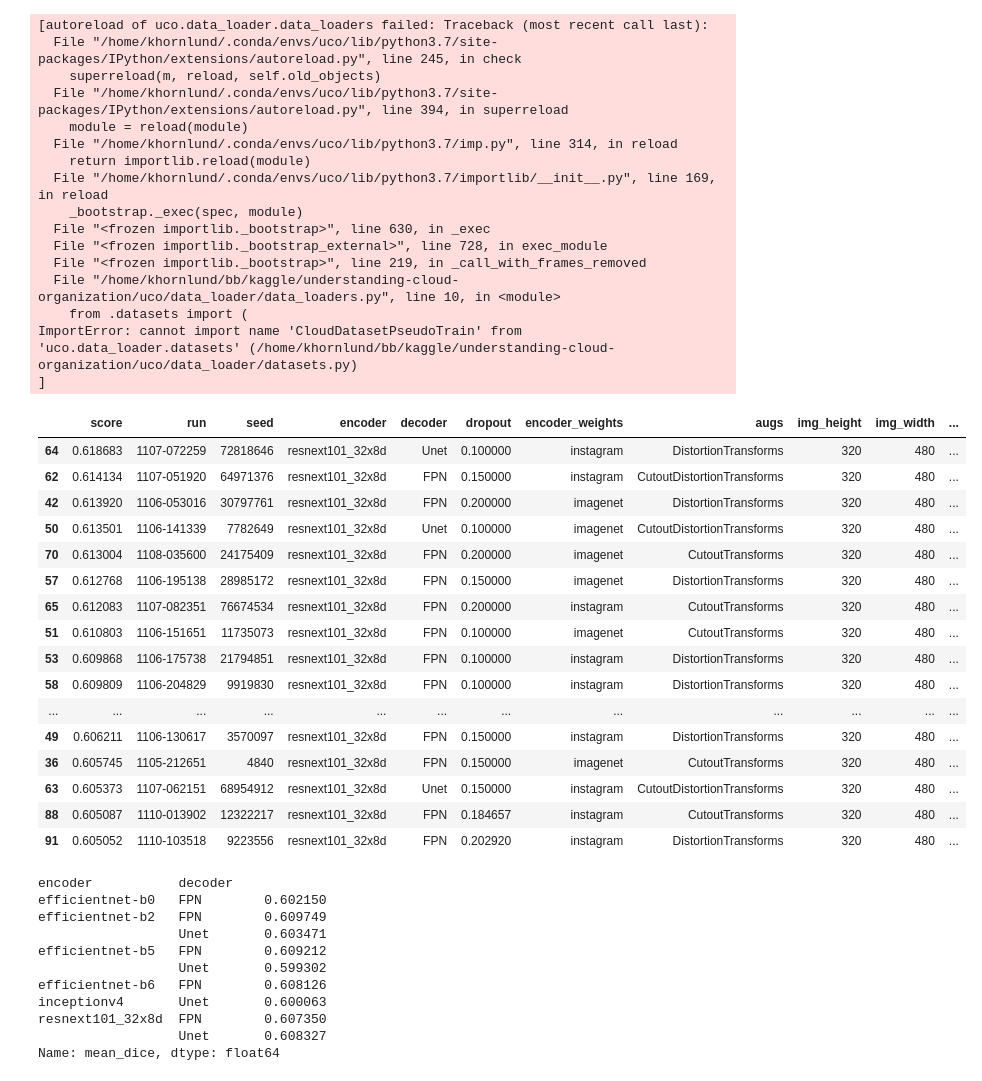
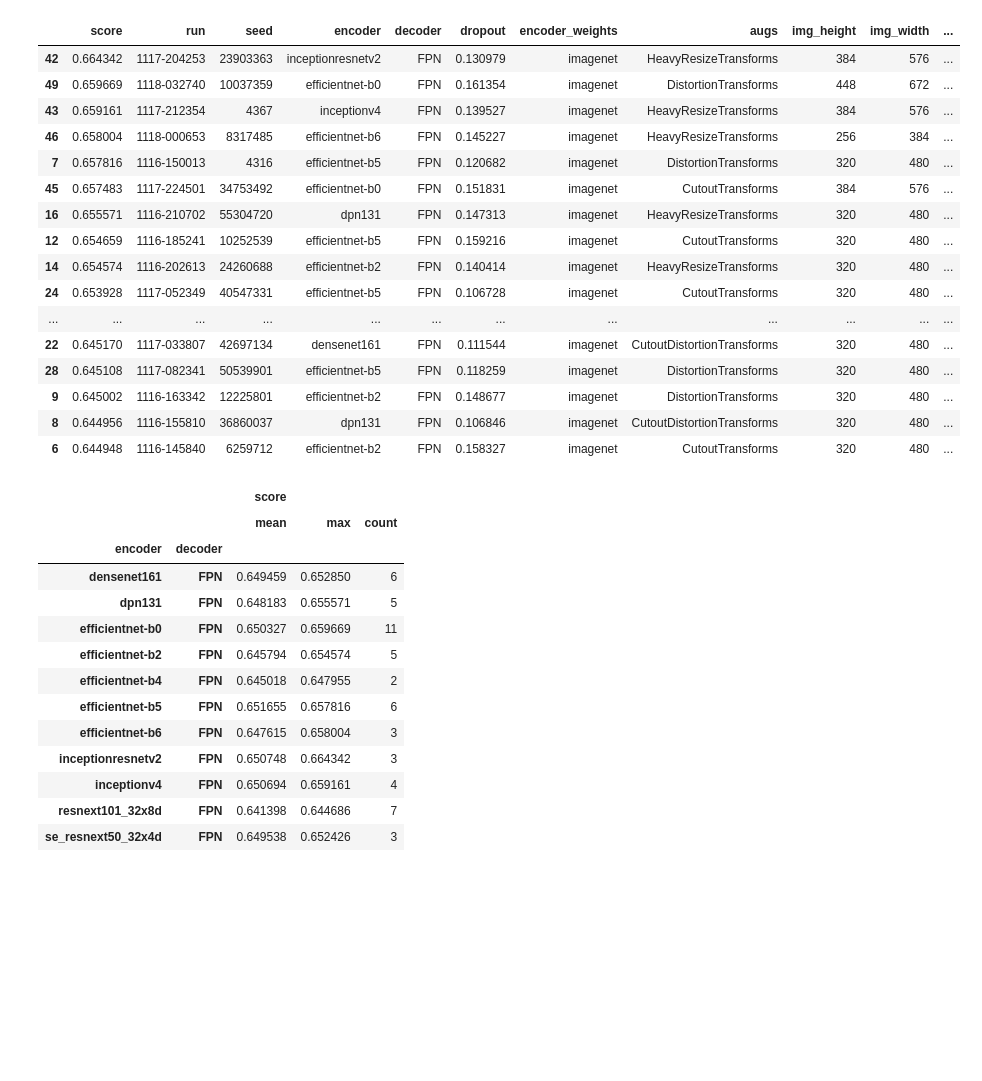
Before and after one commit to khornlund/understanding-cloud-organization, a Jupyter notebook: notebook/hdf5-outputs.ipynb, the cells around one changed output. Saved outputs shown, nothing was run; the diff lists cells and outputs as text; code cells hidden in the pictures; blank space fills up the shorter version.

```diff
--- a/notebook/hdf5-outputs.ipynb
+++ b/notebook/hdf5-outputs.ipynb
@@ -17,54 +17,41 @@ C = 4
 H = 350
 W = 525
 # %%
-df = pd.read_csv('../saved/training/index.csv')
+df = pd.read_csv('../saved/pseudo/seg/training/index.csv')
 df.sort_values('score', ascending=False, inplace=True)
-df.loc[df.encoder == 'resnext101_32x8d', :].head(60)
+df.head(40)
 # %% [output]
-[autoreload of uco.data_loader.data_loaders failed: Traceback (most recent call last):
-  File "/home/khornlund/.conda/envs/uco/lib/python3.7/site-packages/IPython/extensions/autoreload.py", line 245, in check
-    superreload(m, reload, self.old_objects)
-  File "/home/khornlund/.conda/envs/uco/lib/python3.7/site-packages/IPython/extensions/autoreload.py", line 394, in superreload
-    module = reload(module)
-  File "/home/khornlund/.conda/envs/uco/lib/python3.7/imp.py", line 314, in reload
-    return importlib.reload(module)
-  File "/home/khornlund/.conda/envs/uco/lib/python3.7/importlib/__init__.py", line 169, in reload
-    _bootstrap._exec(spec, module)
-  File "<frozen importlib._bootstrap>", line 630, in _exec
-  File "<frozen importlib._bootstrap_external>", line 728, in exec_module
-  File "<frozen importlib._bootstrap>", line 219, in _call_with_frames_removed
-  File "/home/khornlund/bb/kaggle/understanding-cloud-organization/uco/data_loader/data_loaders.py", line 10, in <module>
-    from .datasets import (
-ImportError: cannot import name 'CloudDatasetPseudoTrain' from 'uco.data_loader.datasets' (/home/khornlund/bb/kaggle/understanding-cloud-organization/uco/data_loader/datasets.py)
-]
 |  | score | run | seed | encoder | decoder | dropout | encoder_weights | augs | img_height | img_width | ... |
-| 64 | 0.618683 | 1107-072259 | 72818646 | resnext101_32x8d | Unet | 0.100000 | instagram | DistortionTransforms | 320 | 480 | ... |
-| 62 | 0.614134 | 1107-051920 | 64971376 | resnext101_32x8d | FPN | 0.150000 | instagram | CutoutDistortionTransforms | 320 | 480 | ... |
-| 42 | 0.613920 | 1106-053016 | 30797761 | resnext101_32x8d | FPN | 0.200000 | imagenet | DistortionTransforms | 320 | 480 | ... |
-| 50 | 0.613501 | 1106-141339 | 7782649 | resnext101_32x8d | Unet | 0.100000 | imagenet | CutoutDistortionTransforms | 320 | 480 | ... |
-| 70 | 0.613004 | 1108-035600 | 24175409 | resnext101_32x8d | FPN | 0.200000 | imagenet | CutoutTransforms | 320 | 480 | ... |
-| 57 | 0.612768 | 1106-195138 | 28985172 | resnext101_32x8d | FPN | 0.150000 | imagenet | DistortionTransforms | 320 | 480 | ... |
-| 65 | 0.612083 | 1107-082351 | 76674534 | resnext101_32x8d | FPN | 0.200000 | instagram | CutoutTransforms | 320 | 480 | ... |
-| 51 | 0.610803 | 1106-151651 | 11735073 | resnext101_32x8d | FPN | 0.100000 | imagenet | CutoutTransforms | 320 | 480 | ... |
-| 53 | 0.609868 | 1106-175738 | 21794851 | resnext101_32x8d | FPN | 0.100000 | instagram | DistortionTransforms | 320 | 480 | ... |
-| 58 | 0.609809 | 1106-204829 | 9919830 | resnext101_32x8d | FPN | 0.100000 | instagram | DistortionTransforms | 320 | 480 | ... |
+| 42 | 0.664342 | 1117-204253 | 23903363 | inceptionresnetv2 | FPN | 0.130979 | imagenet | HeavyResizeTransforms | 384 | 576 | ... |
+| 49 | 0.659669 | 1118-032740 | 10037359 | efficientnet-b0 | FPN | 0.161354 | imagenet | DistortionTransforms | 448 | 672 | ... |
+| 43 | 0.659161 | 1117-212354 | 4367 | inceptionv4 | FPN | 0.139527 | imagenet | HeavyResizeTransforms | 384 | 576 | ... |
+| 46 | 0.658004 | 1118-000653 | 8317485 | efficientnet-b6 | FPN | 0.145227 | imagenet | HeavyResizeTransforms | 256 | 384 | ... |
+| 7 | 0.657816 | 1116-150013 | 4316 | efficientnet-b5 | FPN | 0.120682 | imagenet | DistortionTransforms | 320 | 480 | ... |
+| 45 | 0.657483 | 1117-224501 | 34753492 | efficientnet-b0 | FPN | 0.151831 | imagenet | CutoutTransforms | 384 | 576 | ... |
+| 16 | 0.655571 | 1116-210702 | 55304720 | dpn131 | FPN | 0.147313 | imagenet | HeavyResizeTransforms | 320 | 480 | ... |
+| 12 | 0.654659 | 1116-185241 | 10252539 | efficientnet-b5 | FPN | 0.159216 | imagenet | CutoutTransforms | 320 | 480 | ... |
+| 14 | 0.654574 | 1116-202613 | 24260688 | efficientnet-b2 | FPN | 0.140414 | imagenet | HeavyResizeTransforms | 320 | 480 | ... |
+| 24 | 0.653928 | 1117-052349 | 40547331 | efficientnet-b5 | FPN | 0.106728 | imagenet | CutoutTransforms | 320 | 480 | ... |
 | ... | ... | ... | ... | ... | ... | ... | ... | ... | ... | ... | ... |
-| 49 | 0.606211 | 1106-130617 | 3570097 | resnext101_32x8d | FPN | 0.150000 | instagram | DistortionTransforms | 320 | 480 | ... |
-| 36 | 0.605745 | 1105-212651 | 4840 | resnext101_32x8d | FPN | 0.150000 | imagenet | CutoutTransforms | 320 | 480 | ... |
-| 63 | 0.605373 | 1107-062151 | 68954912 | resnext101_32x8d | Unet | 0.150000 | instagram | CutoutDistortionTransforms | 320 | 480 | ... |
-| 88 | 0.605087 | 1110-013902 | 12322217 | resnext101_32x8d | FPN | 0.184657 | instagram | CutoutTransforms | 320 | 480 | ... |
-| 91 | 0.605052 | 1110-103518 | 9223556 | resnext101_32x8d | FPN | 0.202920 | instagram | DistortionTransforms | 320 | 480 | ... |
+| 22 | 0.645170 | 1117-033807 | 42697134 | densenet161 | FPN | 0.111544 | imagenet | CutoutDistortionTransforms | 320 | 480 | ... |
+| 28 | 0.645108 | 1117-082341 | 50539901 | efficientnet-b5 | FPN | 0.118259 | imagenet | DistortionTransforms | 320 | 480 | ... |
+| 9 | 0.645002 | 1116-163342 | 12225801 | efficientnet-b2 | FPN | 0.148677 | imagenet | DistortionTransforms | 320 | 480 | ... |
+| 8 | 0.644956 | 1116-155810 | 36860037 | dpn131 | FPN | 0.106846 | imagenet | CutoutDistortionTransforms | 320 | 480 | ... |
+| 6 | 0.644948 | 1116-145840 | 6259712 | efficientnet-b2 | FPN | 0.158327 | imagenet | CutoutTransforms | 320 | 480 | ... |
 # %%
-df.groupby(['encoder', 'decoder'])['mean_dice'].mean()
+df.groupby(['encoder', 'decoder']).agg({'score': ['mean', 'max', 'count']})  # ['score'].mean()
 # %% [output]
-encoder           decoder
-efficientnet-b0   FPN        0.602150
-efficientnet-b2   FPN        0.609749
-                  Unet       0.603471
-efficientnet-b5   FPN        0.609212
-                  Unet       0.599302
-efficientnet-b6   FPN        0.608126
-inceptionv4       Unet       0.600063
-resnext101_32x8d  FPN        0.607350
-                  Unet       0.608327
-Name: mean_dice, dtype: float64
+|  |  | score |  |  |
+|  |  | mean | max | count |
+| encoder | decoder |  |  |  |
+| densenet161 | FPN | 0.649459 | 0.652850 | 6 |
+| dpn131 | FPN | 0.648183 | 0.655571 | 5 |
+| efficientnet-b0 | FPN | 0.650327 | 0.659669 | 11 |
+| efficientnet-b2 | FPN | 0.645794 | 0.654574 | 5 |
+| efficientnet-b4 | FPN | 0.645018 | 0.647955 | 2 |
+| efficientnet-b5 | FPN | 0.651655 | 0.657816 | 6 |
+| efficientnet-b6 | FPN | 0.647615 | 0.658004 | 3 |
+| inceptionresnetv2 | FPN | 0.650748 | 0.664342 | 3 |
+| inceptionv4 | FPN | 0.650694 | 0.659161 | 4 |
+| resnext101_32x8d | FPN | 0.641398 | 0.644686 | 7 |
+| se_resnext50_32x4d | FPN | 0.649538 | 0.652426 | 3 |
```
Also changed, not shown: parts of 9 cells of this notebook, 27 other files.
